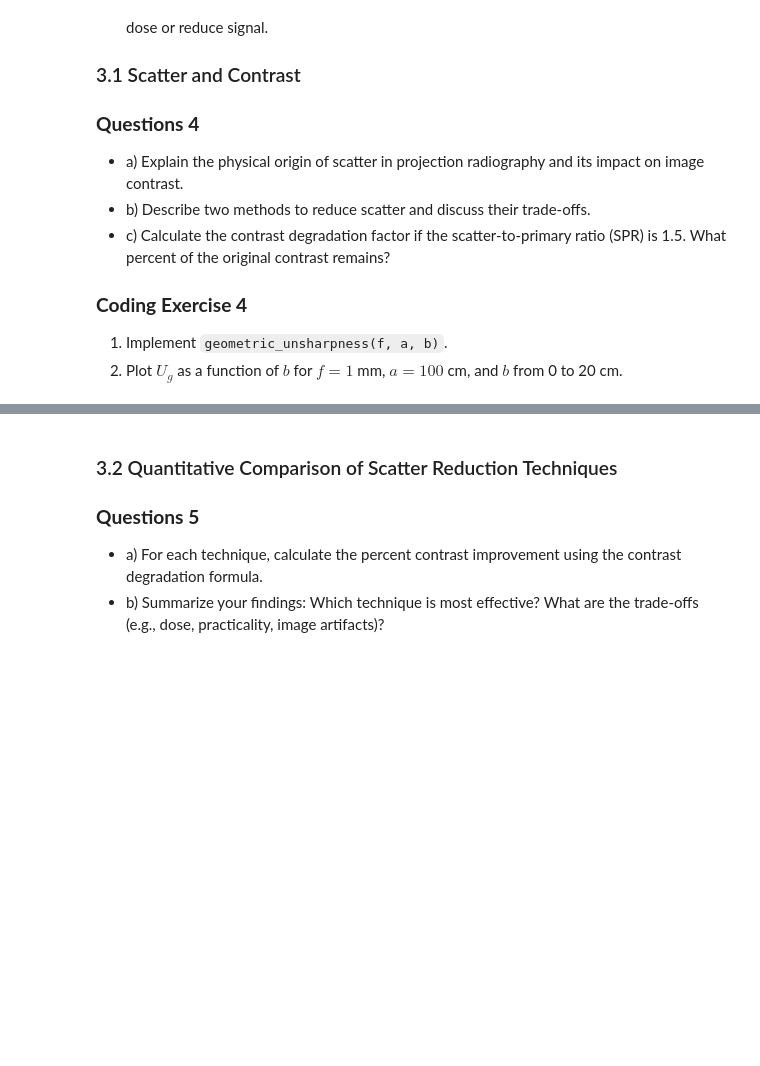
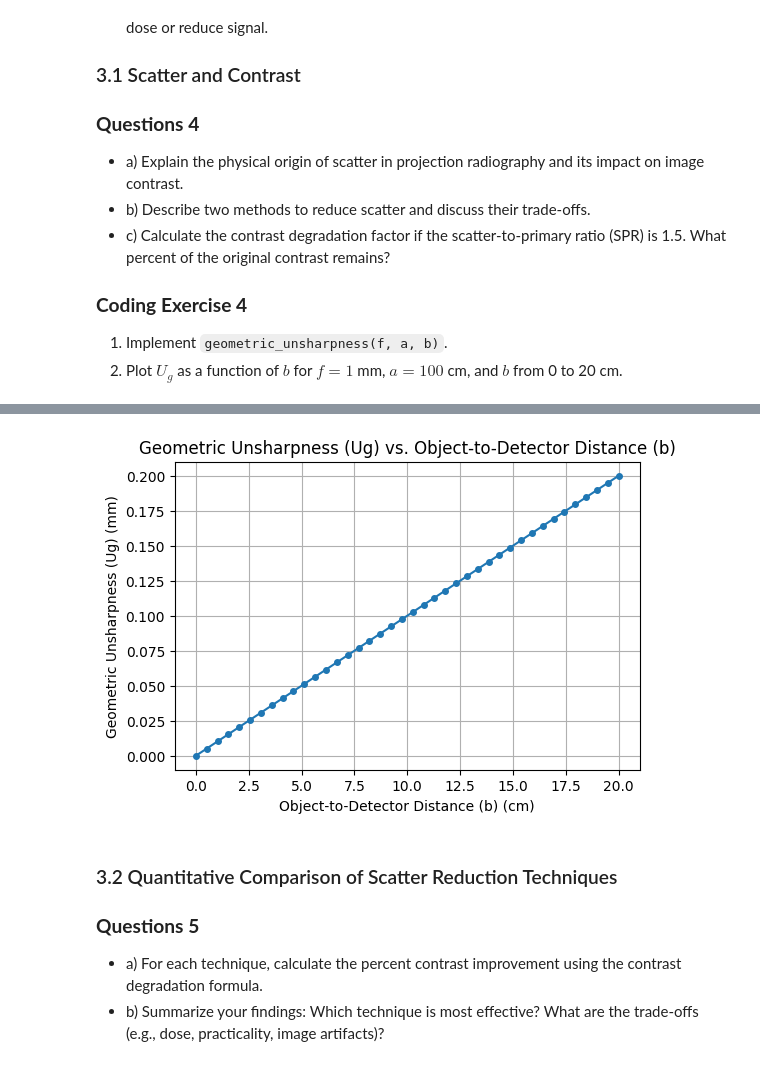
Before and after one commit to Gabi-Givelichian/BMEN509-623_Deliverable_2, a Jupyter notebook: deliverable-02-starter.ipynb, the cells around one changed output, grey strips where cells are left out. Cells and saved outputs as stored; diff of their text form; code cells hidden in the pictures; blank space fills up the shorter version.

```diff
--- a/deliverable-02-starter.ipynb
+++ b/deliverable-02-starter.ipynb
@@ -348,10 +364,27 @@ $$C_{degraded} = \frac{C_{ideal}}{1 + SPR}$$
 # %%
-# TODO: Implement geometric_unsharpness(f, a, b)
-# def geometric_unsharpness(f, a, b):
-#     ...
+import numpy as np
+import matplotlib.pyplot as plt
 
-# TODO: Plot U_g as a function of b
-# ...
+def geometric_unsharpness(f, a, b):
+    return f * (b / a)
+
+f = 1      # mm
+a = 100    # cm
+
+# Fewer points to create the dotted/segmented look
+b = np.linspace(0, 20, 40)
+
+Ug = geometric_unsharpness(f, a, b)
+
+plt.figure(figsize=(6, 4))
+plt.plot(b, Ug, marker='o', linestyle='-', markersize=4)
+plt.xlabel("Object-to-Detector Distance (b) (cm)")
+plt.ylabel("Geometric Unsharpness (Ug) (mm)")
+plt.title("Geometric Unsharpness (Ug) vs. Object-to-Detector Distance (b)")
+plt.grid(True)
+plt.show()
+# %% [output]
+[figure, added]
 # %% [markdown]
 ### 3.2 Quantitative Comparison of Scatter Reduction Techniques
 
```
Also changed, not shown: parts of 14 cells of this notebook.
